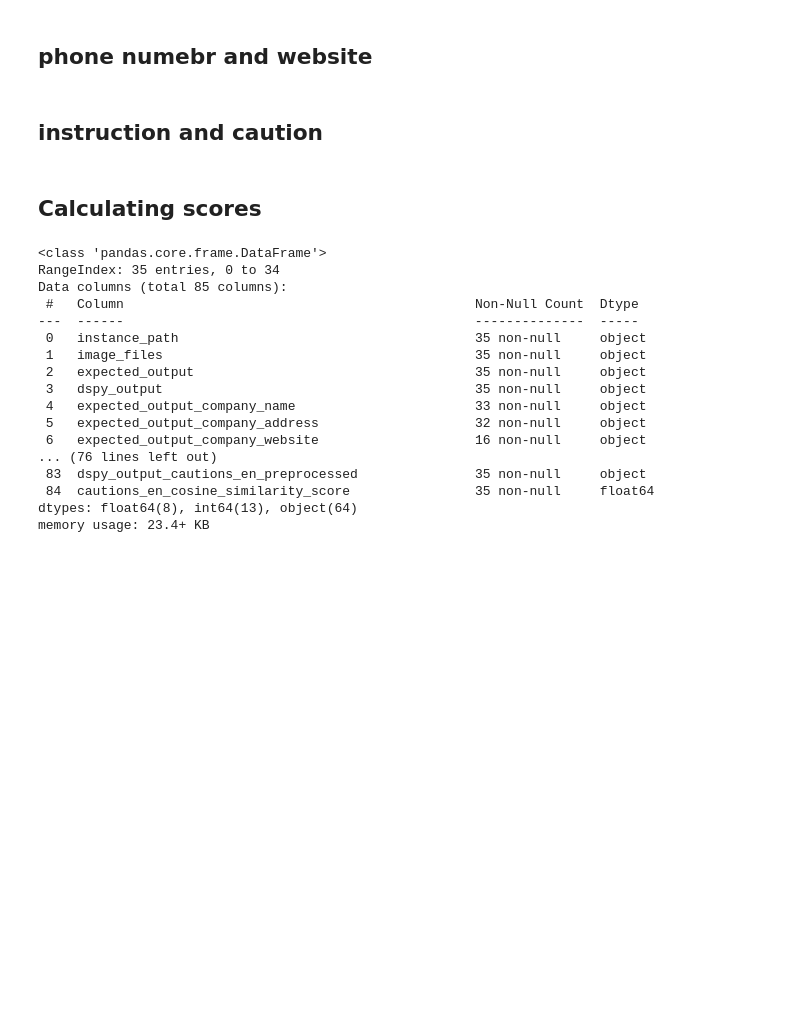
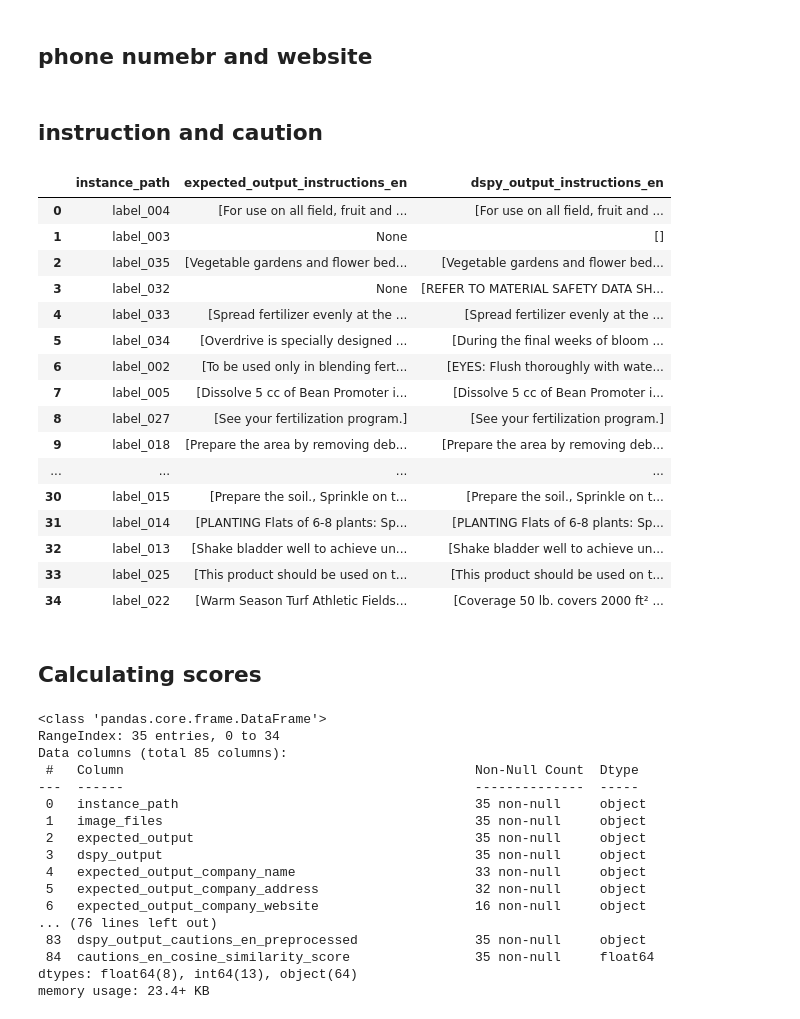
Before and after one commit to ai-cfia/fertiscan-pipeline, a Jupyter notebook: notebooks/metric.ipynb, the cells around one changed output. Saved outputs shown, nothing was run; the diff lists cells and outputs as text; code cells hidden in the pictures; blank space fills up the shorter version.

```diff
--- a/notebooks/metric.ipynb
+++ b/notebooks/metric.ipynb
@@ -2066,6 +2084,26 @@ def add_normalized_phone_number_and_website(dataset):
     return dataset
 # %% [markdown]
 ## instruction and caution
+# %%
+dataset[['instance_path', 'expected_output_instructions_en', 'dspy_output_instructions_en']]
+# %% [output]
+|  | instance_path | expected_output_instructions_en | dspy_output_instructions_en |
+| 0 | label_004 | [For use on all field, fruit and ... | [For use on all field, fruit and ... |
+| 1 | label_003 | None | [] |
+| 2 | label_035 | [Vegetable gardens and flower bed... | [Vegetable gardens and flower bed... |
+| 3 | label_032 | None | [REFER TO MATERIAL SAFETY DATA SH... |
+| 4 | label_033 | [Spread fertilizer evenly at the ... | [Spread fertilizer evenly at the ... |
+| 5 | label_034 | [Overdrive is specially designed ... | [During the final weeks of bloom ... |
+| 6 | label_002 | [To be used only in blending fert... | [EYES: Flush thoroughly with wate... |
+| 7 | label_005 | [Dissolve 5 cc of Bean Promoter i... | [Dissolve 5 cc of Bean Promoter i... |
+| 8 | label_027 | [See your fertilization program.] | [See your fertilization program.] |
+| 9 | label_018 | [Prepare the area by removing deb... | [Prepare the area by removing deb... |
+| ... | ... | ... | ... |
+| 30 | label_015 | [Prepare the soil., Sprinkle on t... | [Prepare the soil., Sprinkle on t... |
+| 31 | label_014 | [PLANTING Flats of 6-8 plants: Sp... | [PLANTING Flats of 6-8 plants: Sp... |
+| 32 | label_013 | [Shake bladder well to achieve un... | [Shake bladder well to achieve un... |
+| 33 | label_025 | [This product should be used on t... | [This product should be used on t... |
+| 34 | label_022 | [Warm Season Turf Athletic Fields... | [Coverage 50 lb. covers 2000 ft² ... |
 # %%
 from sentence_transformers import SentenceTransformer
 from sklearn.metrics.pairwise import cosine_similarity
```
Also changed, not shown: parts of 9 cells of this notebook.
